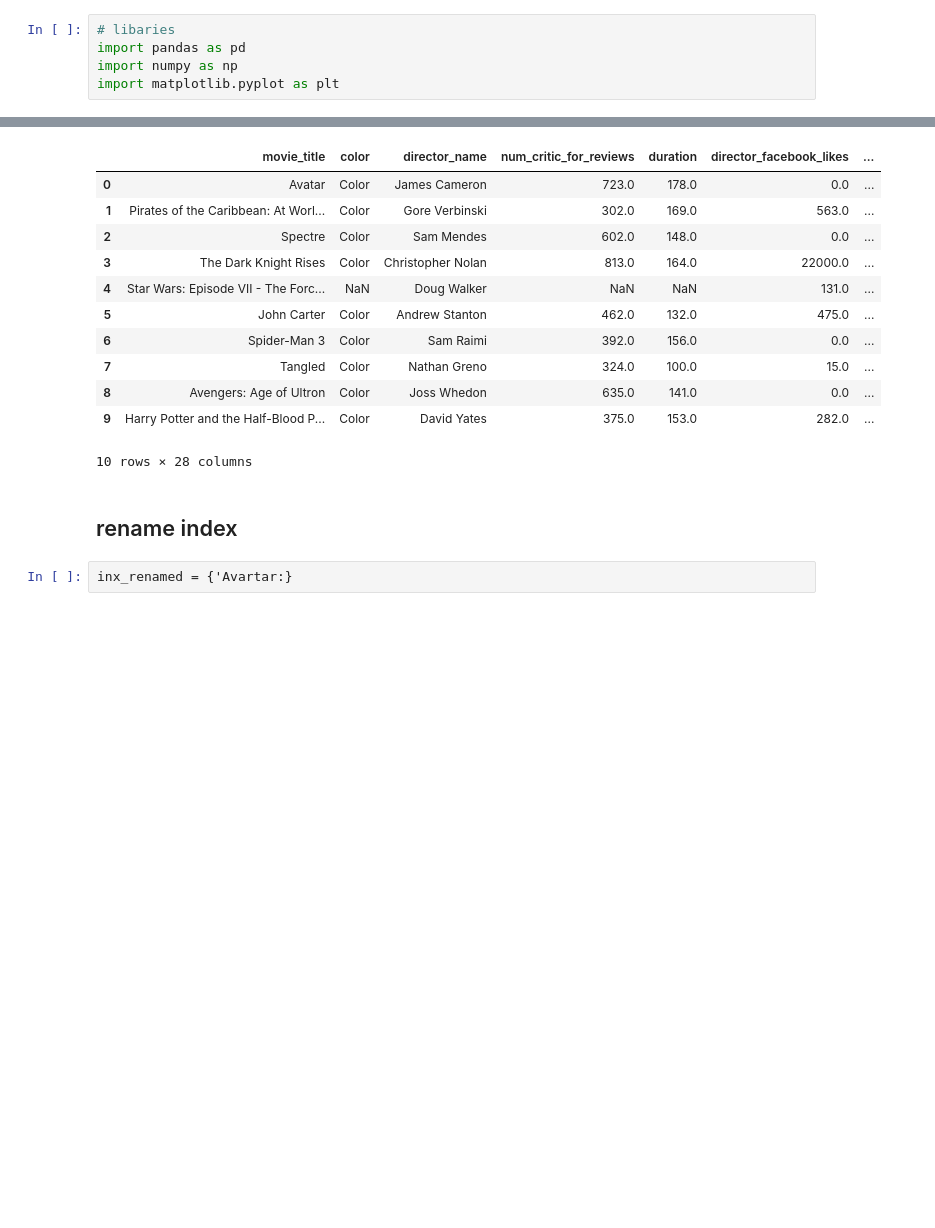
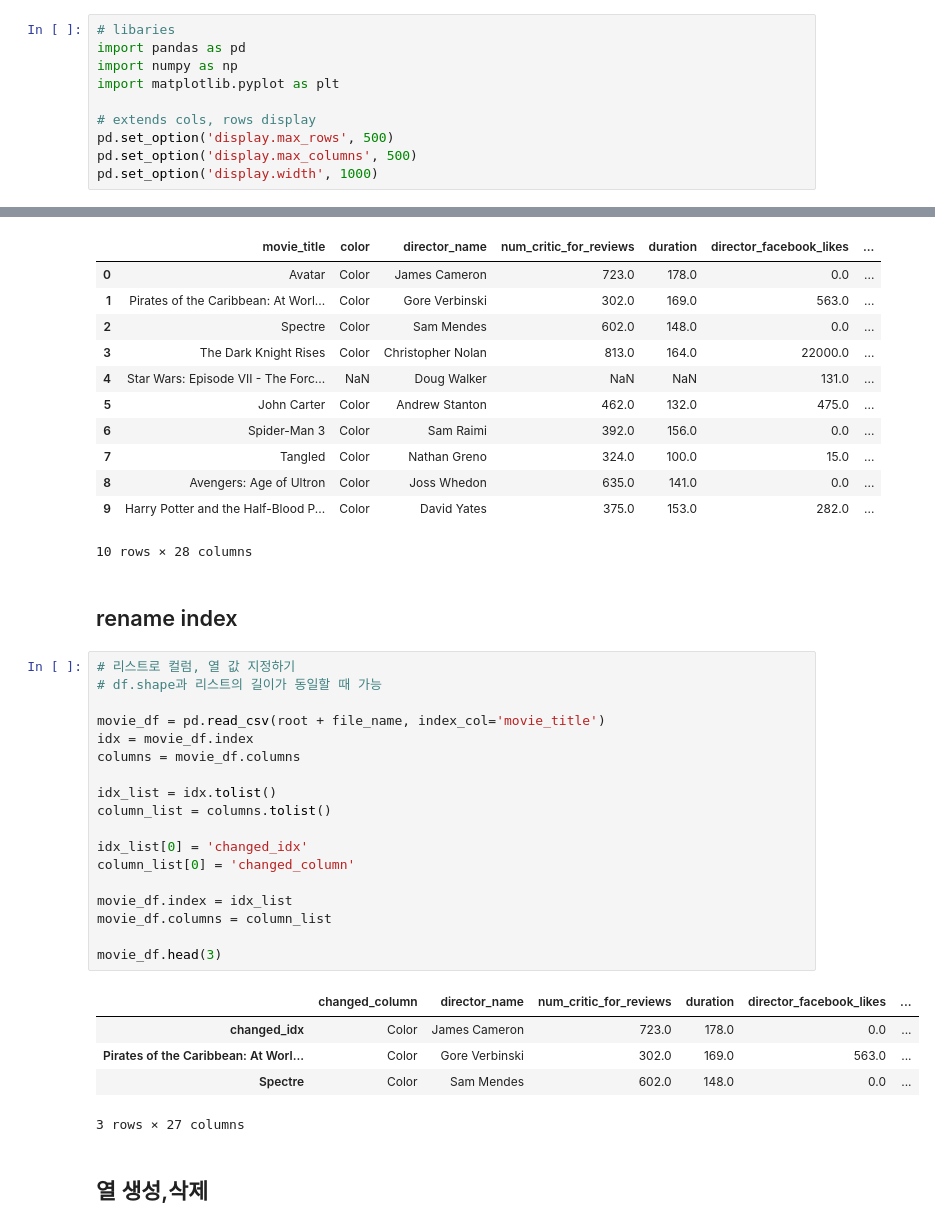
Before and after one commit to SeunghyeunBaek/TIL, a Jupyter notebook: 12_pandas_cookbook/1_pandas_basic.ipynb, the cells around one changed output, grey strips where cells are left out. Drawn from its saved outputs; the diff is of its cells as text; blank space fills up the shorter version.

```diff
--- a/12_pandas_cookbook/1_pandas_basic.ipynb
+++ b/12_pandas_cookbook/1_pandas_basic.ipynb
@@ -6,6 +6,11 @@
 import pandas as pd
 import numpy as np
 import matplotlib.pyplot as plt
+
+# extends cols, rows display
+pd.set_option('display.max_rows', 500)
+pd.set_option('display.max_columns', 500)
+pd.set_option('display.width', 1000)
 # %% [markdown]
 ## 데이터프레임 주요 구성 요소
 * 인덱스(index): dataFrame.index
@@ -383,5 +388,29 @@ movie_df_2.reset_index(drop=False).head(10)
 10 rows × 28 columns
 # %% [markdown]
 ## rename index
-# %%
-inx_renamed = {'Avartar:}
+# %%
+# 리스트로 컬럼, 열 값 지정하기
+# df.shape과 리스트의 길이가 동일할 때 가능
+
+movie_df = pd.read_csv(root + file_name, index_col='movie_title')
+idx = movie_df.index
+columns = movie_df.columns
+
+idx_list = idx.tolist()
+column_list = columns.tolist()
+
+idx_list[0] = 'changed_idx'
+column_list[0] = 'changed_column'
+
+movie_df.index = idx_list
+movie_df.columns = column_list
+
+movie_df.head(3)
+# %% [output]
+|  | changed_column | director_name | num_critic_for_reviews | duration | director_facebook_likes | ... |
+| changed_idx | Color | James Cameron | 723.0 | 178.0 | 0.0 | ... |
+| Pirates of the Caribbean: At Worl... | Color | Gore Verbinski | 302.0 | 169.0 | 563.0 | ... |
+| Spectre | Color | Sam Mendes | 602.0 | 148.0 | 0.0 | ... |
+3 rows × 27 columns
+# %% [markdown]
+## 열 생성,삭제
```
Also changed, not shown: parts of 11 cells of this notebook.
